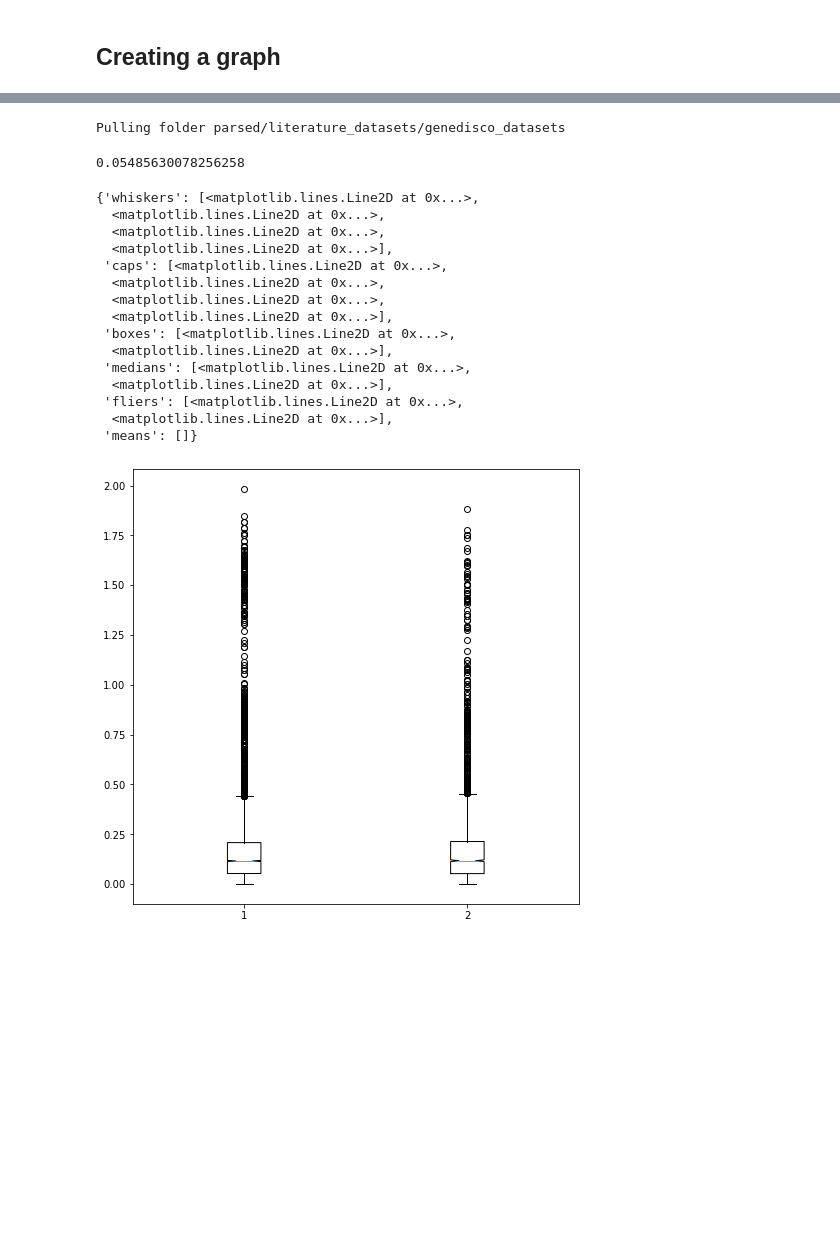
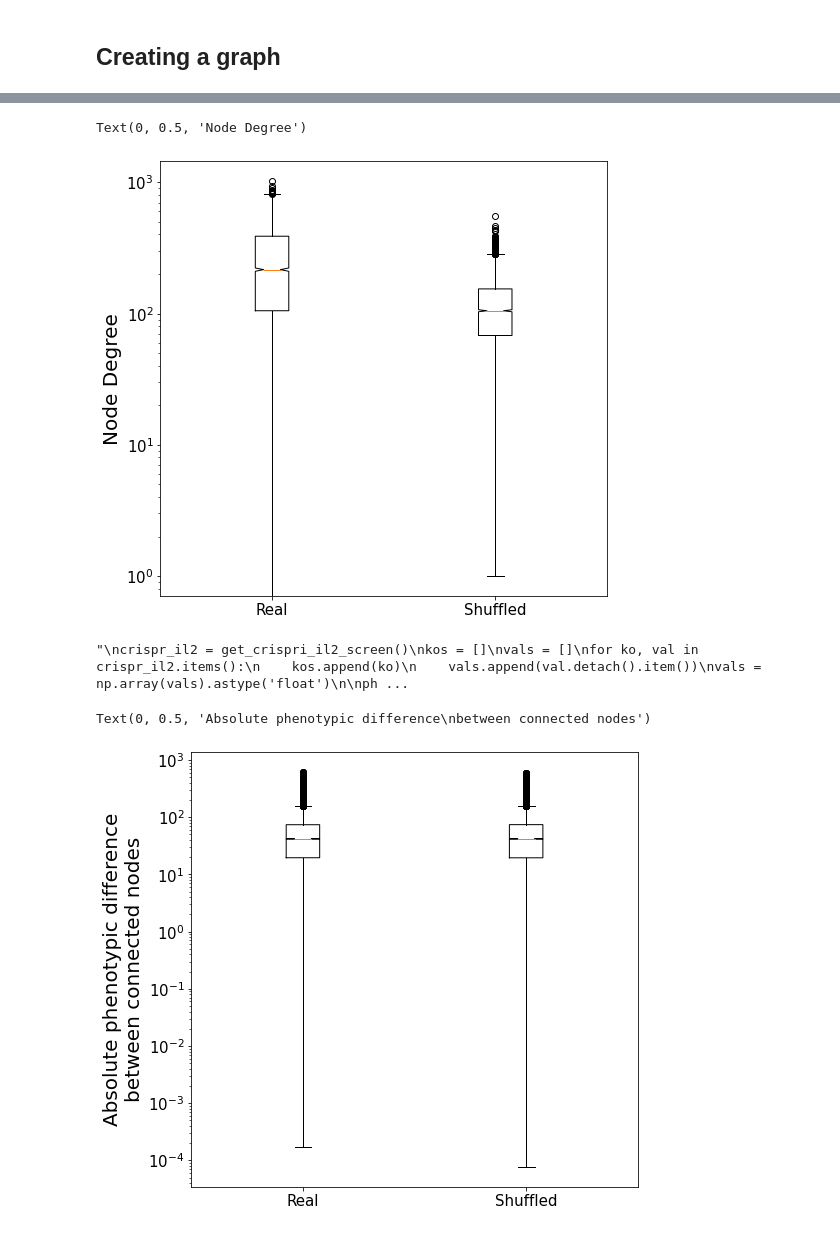
Before and after one commit to RelationRx/ds-ada-phenotype, a Jupyter notebook: LINCS_EDA_homophily.ipynb, the cells around one changed output, grey strips where cells are left out. Drawn from its saved outputs; the diff is of its cells as text; code cells hidden in the pictures; blank space fills up the shorter version.

```diff
--- a/LINCS_EDA_homophily.ipynb
+++ b/LINCS_EDA_homophily.ipynb
@@ -22,0 +38,17 @@ Pulling folder parsed/literature_datasets/Muller_HCI-siRNA
+# %%
+THRESH = 1.96
+sims = {}
+for ntype in ['real','shuffled']:
+    #median distances across cell lines
+    sim = np.median(dists[ntype],axis = 0)
+    #z-score filter to make a sparse-graph
+    zscores = zscore(sim, axis = 1)
+    sim[zscores>-THRESH] = 0
+    sim[zscores<=-THRESH] = 1
+    #remove self edges
+    sim[np.diag_indices(sim.shape[0])] = 0
+    sim = pd.DataFrame(data = sim, index = lincs_genes, columns = lincs_genes)
+    sim = sim.loc[good_KOs,good_KOs]
+    #make rows sum to 1
+    sim /= sim.sum(axis = 1).values[:,None]
+    sims[ntype] = sim
@@ -26,24 +72,26 @@ Pulling folder parsed/literature_datasets/Muller_HCI-siRNA
 dists = {}
 for ntype in ['real','shuffled']:
     dists[ntype] = {}
-    for name, dset in zip(['OR','p'],[f'../lincs/LINCS_{ntype}_cochran_armitage_OR.npy',f'../lincs/LINCS_{ntype}_cochran_armitage_p.npy']):
+    for name, dset in zip(['OR','p'],[f'LINCS_{ntype}_fisher_OR.npy',f'LINCS_{ntype}_fisher_p.npy']):
         dists[ntype][name] = np.load(dset)
 
-    dists[ntype]['p'][dists[ntype]['OR']<1] = 1
+    #dists[ntype]['p'][dists[ntype]['OR']<1] = 1
 # %% [markdown]
 ## Creating a graph
 # %%
 from scipy.stats import combine_pvalues
-numkos = 500
+numkos = 5002
 eps = 1e-20
-aggregated_pvals = {ntype: np.apply_along_axis(lambda x: combine_pvalues(x)[1], 0, dists[ntype]['p'][:,:numkos,:numkos]+eps) for ntype in ['real','shuffled']}
+#aggregated_pvals = {ntype: np.apply_along_axis(lambda x: combine_pvalues(x)[1], 0, dists[ntype]['p'][:,:numkos,:numkos]+eps) for ntype in ['real','shuffled']}
+aggregated_pvals = {ntype: np.median(dists[ntype]['p'][:,:numkos,:numkos], axis = 0) for ntype in ['real', 'shuffled']}
 # %%
 indices = np.triu_indices(aggregated_pvals['real'].shape[0], 1)
 fig, ax = plt.subplots(1, figsize = (8,8))
 for ntype in ['real','shuffled']:
+    v = -np.log10(aggregated_pvals[ntype])[indices]
     h = ax.hist(
-        -np.log10(aggregated_pvals[ntype])[indices],
-        bins = np.linspace(0, 80, 50),
+        v[v>0],
+        bins = np.linspace(0, 3, 50),
         label = ntype,
         alpha = 0.5
         )
@@ -64,5 +122,15 @@ for ntype in ['real','shuffled']:
+# %%
+boxes = [adj['real'].sum(axis = 1),adj['shuffled'].sum(axis = 1)]
+fig, ax = plt.subplots(1, figsize = (8,8))
+bplot = ax.boxplot(boxes, notch = True)
+ax.set_yscale('log')
+ax.set_xticklabels(['Real','Shuffled'])
+ax.tick_params(labelsize = 15)
+ax.set_ylabel("Node Degree", size = 20)
+# %% [output]
+Text(0, 0.5, 'Node Degree')
+[figure, added]
 # %%
-'''
 phenotype_KOs = sirna[sirna['gene'].isin(lincs_genes[:numkos])].copy()
 phenotype_vals = phenotype_KOs['value'].values
 mygenes = phenotype_KOs['gene'].values
@@ -88,33 +156,20 @@ good_KOs = np.where([ko in mygenes for ko in lincs_genes[:numkos]])[0]
 for ntype in ['real','shuffled']:
     adj[ntype] = adj[ntype][good_KOs,:]
     adj[ntype] = adj[ntype][:,good_KOs]
+'''
 # %% [output]
-Pulling folder parsed/literature_datasets/genedisco_datasets
+"\ncrispr_il2 = get_crispri_il2_screen()\nkos = []\nvals = []\nfor ko, val in crispr_il2.items():\n    kos.append(ko)\n    vals.append(val.detach().item())\nvals = np.array(vals).astype('float')\n\nph ...
 # %%
 arrayed_phenotype_vals = abs(phenotype_vals[:,None] - phenotype_vals[None:])
-# %%
-np.sum(adj['real']>0)/(adj['real'].shape[0]**2)
-# %% [output]
-0.05485630078256258
 # %%
 indices = np.triu_indices(adj['real'].shape[0],1)
 boxes = [arrayed_phenotype_vals[indices][adj['real'][indices] == 1],arrayed_phenotype_vals[indices][adj['shuffled'][indices] == 1]]
 fig, ax = plt.subplots(1, figsize = (8,8))
-ax.boxplot(boxes, notch = True)
+bplot = ax.boxplot(boxes, notch = True)
+ax.set_yscale('log')
+ax.set_xticklabels(['Real','Shuffled'])
+ax.tick_params(labelsize = 15)
+ax.set_ylabel("Absolute phenotypic difference\nbetween connected nodes", size = 20)
 # %% [output]
-{'whiskers': [<matplotlib.lines.Line2D at 0x...>,
-  <matplotlib.lines.Line2D at 0x...>,
-  <matplotlib.lines.Line2D at 0x...>,
-  <matplotlib.lines.Line2D at 0x...>],
- 'caps': [<matplotlib.lines.Line2D at 0x...>,
-  <matplotlib.lines.Line2D at 0x...>,
-  <matplotlib.lines.Line2D at 0x...>,
-  <matplotlib.lines.Line2D at 0x...>],
- 'boxes': [<matplotlib.lines.Line2D at 0x...>,
-  <matplotlib.lines.Line2D at 0x...>],
- 'medians': [<matplotlib.lines.Line2D at 0x...>,
-  <matplotlib.lines.Line2D at 0x...>],
- 'fliers': [<matplotlib.lines.Line2D at 0x...>,
-  <matplotlib.lines.Line2D at 0x...>],
- 'means': []}
+Text(0, 0.5, 'Absolute phenotypic difference\nbetween connected nodes')
-[figure, old version]
+[figure, new version]
```
Also changed, not shown: parts of 14 cells of this notebook, 2 other files.
